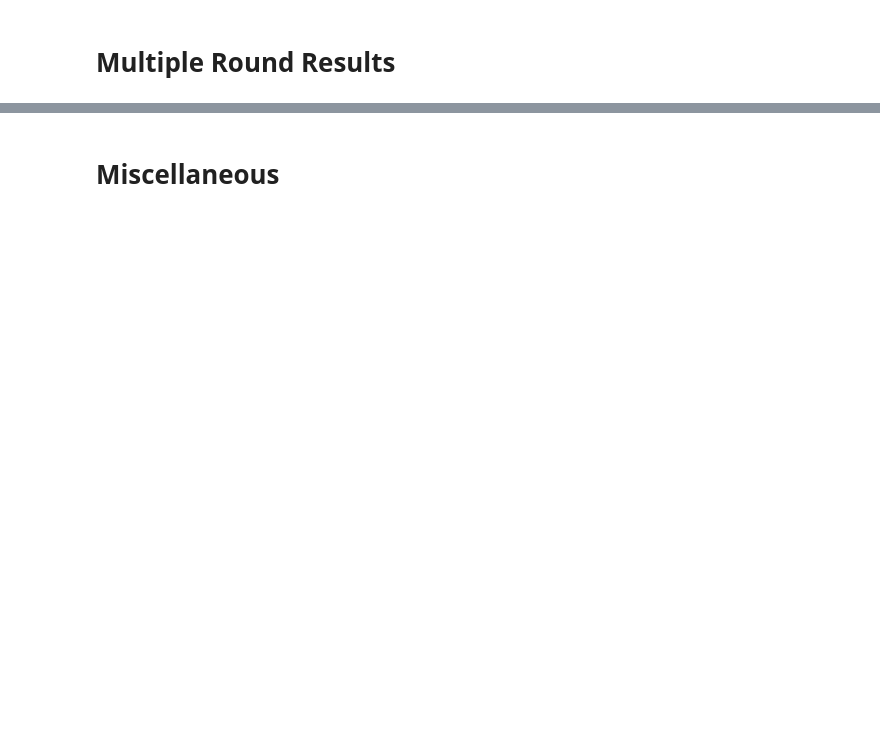
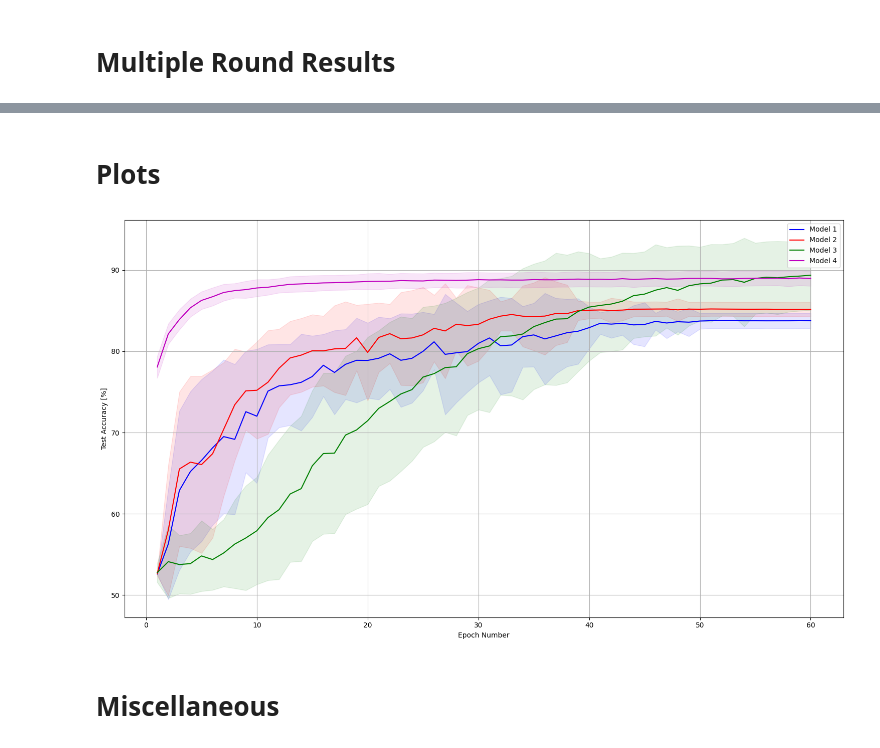
Before and after one commit to jplassmann/DeepLearning-Project1, a Jupyter notebook: 2images.ipynb, the cells around one changed output, grey strips where cells are left out. Cells and saved outputs as stored; diff of their text form; code cells hidden in the pictures; blank space fills up the shorter version.

Commit message:
added plots + some clean-up

```diff
--- a/2images.ipynb
+++ b/2images.ipynb
@@ -79,7 +75,9 @@ def train_model(model, train_input, train_target, test_input, test_target,
     return test_accuracy;
 # %%
 def train_model_auxiliary_loss(model, train_input, train_target, test_input, test_target, train_classes,
-                round=0, epochs=25,eta=0.4,batch_size=100):
+                               round=0, epochs=25,eta=0.4,batch_size=100):
+
+    test_accuracy = [0] * epochs
 
     criterion = nn.BCELoss(reduction='mean')
     auxiliary_criterion = nn.NLLLoss()
@@ -107,15 +105,15 @@ def train_model_auxiliary_loss(model, train_input, train_target, test_input, tes
             loss.backward()
             optimizer.step()
 
-        test_accuracy = compute_nb_errors(model, test_input, test_target)
+        test_accuracy[i] = compute_nb_errors(model, test_input, test_target)
         train_accuracy = compute_nb_errors(model, train_input, train_target)
-        test_accuracy = 100 * (1 - test_accuracy / test_input.size(0))
+        test_accuracy[i] = 100 * (1 - test_accuracy[i] / test_input.size(0))
         train_accuracy = 100 * (1 - train_accuracy / train_input.size(0))
         if (round==0):
-            print(f"Epoch # {i+1} / train accuracy: {train_accuracy:.2f} / test accuracy: {test_accuracy:.2f}")
+            print(f"Epoch # {i+1} / train accuracy: {train_accuracy:.2f} / test accuracy: {test_accuracy[i]:.2f}")
 
     if (round>0):
-        print(f"Round # {round} / train accuracy: {train_accuracy:.2f} / test accuracy: {test_accuracy:.2f}")
+        print(f"Round # {round} / train accuracy: {train_accuracy:.2f} / test accuracy: {test_accuracy[-1]:.2f}")
 
     return test_accuracy;
 # %% [markdown]
@@ -184,3 +246,49 @@ print(f"Mean : {mean(test_accuracy_4):.2f} / STD : {stdev(test_accuracy_4):.2f}
+# %% [markdown]
+# Plots
+# %%
+mean_1 = [0] * epochs_per_round
+std_1 = [0] * epochs_per_round
+mean_2 = [0] * epochs_per_round
+std_2 = [0] * epochs_per_round
+mean_3 = [0] * epochs_per_round
+std_3 = [0] * epochs_per_round
+mean_4 = [0] * epochs_per_round
+std_4 = [0] * epochs_per_round
+
+for i in range(epochs_per_round):
+    mean_1[i] = mean([row[i] for row in test_accuracy_1])
+    std_1[i] = stdev([row[i] for row in test_accuracy_1])
+    mean_2[i] = mean([row[i] for row in test_accuracy_2])
+    std_2[i] = stdev([row[i] for row in test_accuracy_2])
+    mean_3[i] = mean([row[i] for row in test_accuracy_3])
+    std_3[i] = stdev([row[i] for row in test_accuracy_3])
+    mean_4[i] = mean([row[i] for row in test_accuracy_4])
+    std_4[i] = stdev([row[i] for row in test_accuracy_4])
+
+x = list(range(1,epochs_per_round+1))
+fig, ax = plt.subplots()
+plt.grid()
+
+ax.plot(x,mean_1, color='b', label='Model 1')
+ax.fill_between(x, ([x1 - x2 for (x1, x2) in zip(mean_1, std_1)]),
+                ([x1 + x2 for (x1, x2) in zip(mean_1, std_1)]), color='b', alpha=.1)
+
+ax.plot(x,mean_2, color='r', label='Model 2')
+ax.fill_between(x, ([x1 - x2 for (x1, x2) in zip(mean_2, std_2)]), ([x1 + x2 for (x1, x2) in zip(mean_2, std_2)]), color='r', alpha=.1)
+
+ax.plot(x,mean_3, color='g', label='Model 3')
+ax.fill_between(x, ([x1 - x2 for (x1, x2) in zip(mean_3, std_3)]), ([x1 + x2 for (x1, x2) in zip(mean_3, std_3)]), color='g', alpha=.1)
+
+ax.plot(x,mean_4, color='m', label='Model 4')
+ax.fill_between(x, ([x1 - x2 for (x1, x2) in zip(mean_4, std_4)]), ([x1 + x2 for (x1, x2) in zip(mean_4, std_4)]), color='m', alpha=.1)
+
+plt.xlabel('Epoch Number')
+plt.ylabel('Test Accuracy [%]')
+ax.legend()
+fig.set_size_inches(18.5, 10.5)
+fig.set_dpi(100)
+# %% [output]
+[figure, added]
 # %% [markdown]
 # Miscellaneous
 # %%
```
Also changed, not shown: parts of 11 cells of this notebook, 1 other file.
